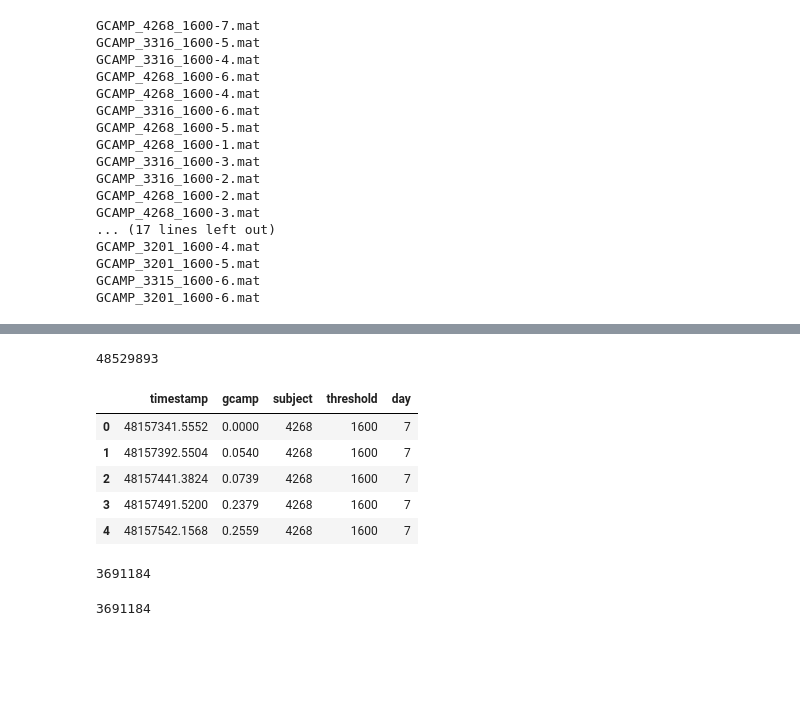
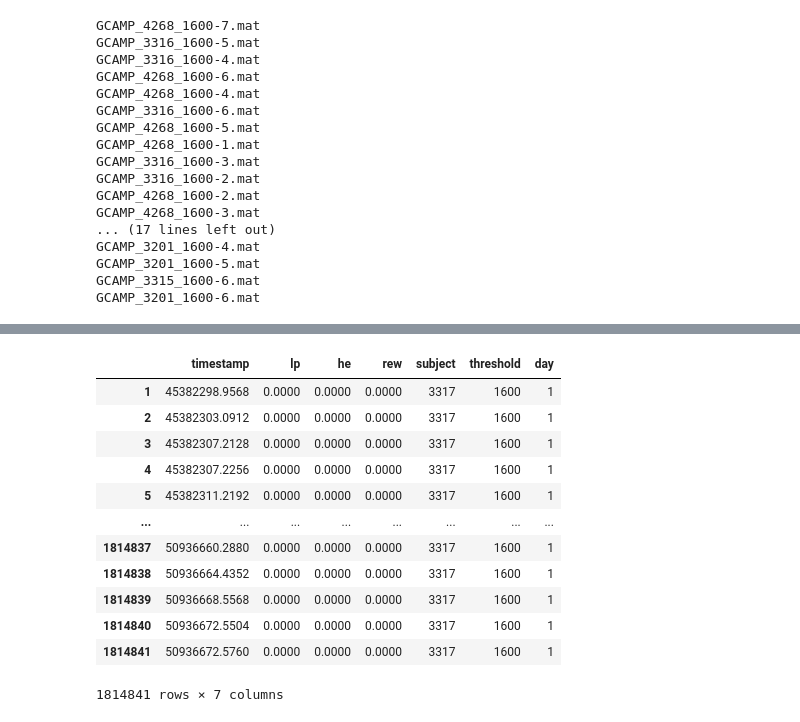
Before and after one commit to jorgerag8/encoder-decoder, a Jupyter notebook: src/import_matlab_data.ipynb, the cells around one changed output, grey strips where cells are left out. Cells and saved outputs as stored; diff of their text form; code cells hidden in the pictures; blank space fills up the shorter version.

```diff
--- a/src/import_matlab_data.ipynb
+++ b/src/import_matlab_data.ipynb
@@ -237,27 +108,20 @@ len(behavioral_data)
-# %%
-behavioral_data = behavioral_data.drop_duplicates()
-len(behavioral_data)
-# %% [output]
-48529893
 # %%
 behavioral_data.to_csv("../processed/analog_data.csv", index=False)
-# %%
-photometry_data.head()
-# %% [output]
-|  | timestamp | gcamp | subject | threshold | day |
-| 0 | 48157341.5552 | 0.0000 | 4268 | 1600 | 7 |
-| 1 | 48157392.5504 | 0.0540 | 4268 | 1600 | 7 |
-| 2 | 48157441.3824 | 0.0739 | 4268 | 1600 | 7 |
-| 3 | 48157491.5200 | 0.2379 | 4268 | 1600 | 7 |
-| 4 | 48157542.1568 | 0.2559 | 4268 | 1600 | 7 |
-# %%
-len(photometry_data)
-# %% [output]
-3691184
-# %%
-photometry_data = photometry_data.drop_duplicates()
-len(photometry_data)
-# %% [output]
-3691184
 # %%
 photometry_data.to_csv("../processed/photometry_data.csv", index=False)
+# %%
+behavioral_data[(behavioral_data['subject']=='3317') & (behavioral_data['day']=='1')][]
+# %% [output]
+|  | timestamp | lp | he | rew | subject | threshold | day |
+| 1 | 45382298.9568 | 0.0000 | 0.0000 | 0.0000 | 3317 | 1600 | 1 |
+| 2 | 45382303.0912 | 0.0000 | 0.0000 | 0.0000 | 3317 | 1600 | 1 |
+| 3 | 45382307.2128 | 0.0000 | 0.0000 | 0.0000 | 3317 | 1600 | 1 |
+| 4 | 45382307.2256 | 0.0000 | 0.0000 | 0.0000 | 3317 | 1600 | 1 |
+| 5 | 45382311.2192 | 0.0000 | 0.0000 | 0.0000 | 3317 | 1600 | 1 |
+| ... | ... | ... | ... | ... | ... | ... | ... |
+| 1814837 | 50936660.2880 | 0.0000 | 0.0000 | 0.0000 | 3317 | 1600 | 1 |
+| 1814838 | 50936664.4352 | 0.0000 | 0.0000 | 0.0000 | 3317 | 1600 | 1 |
+| 1814839 | 50936668.5568 | 0.0000 | 0.0000 | 0.0000 | 3317 | 1600 | 1 |
+| 1814840 | 50936672.5504 | 0.0000 | 0.0000 | 0.0000 | 3317 | 1600 | 1 |
+| 1814841 | 50936672.5760 | 0.0000 | 0.0000 | 0.0000 | 3317 | 1600 | 1 |
+1814841 rows × 7 columns
```
Also changed, not shown: parts of 17 cells of this notebook, 1 other file.
